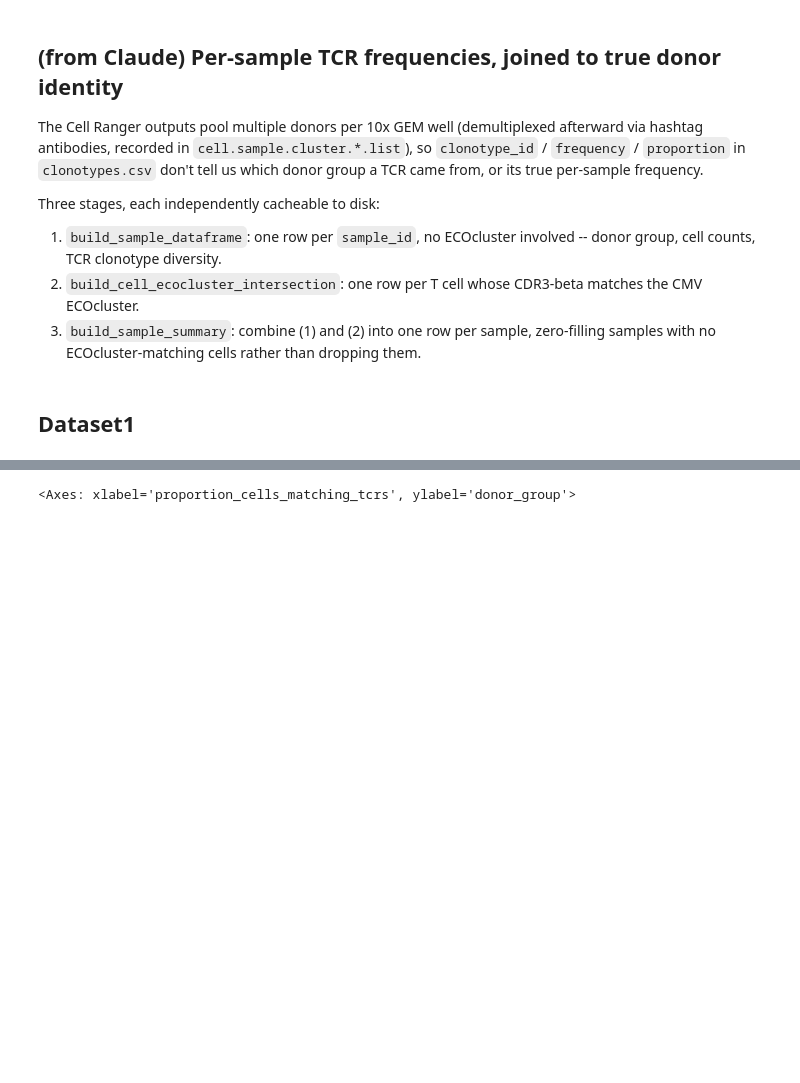
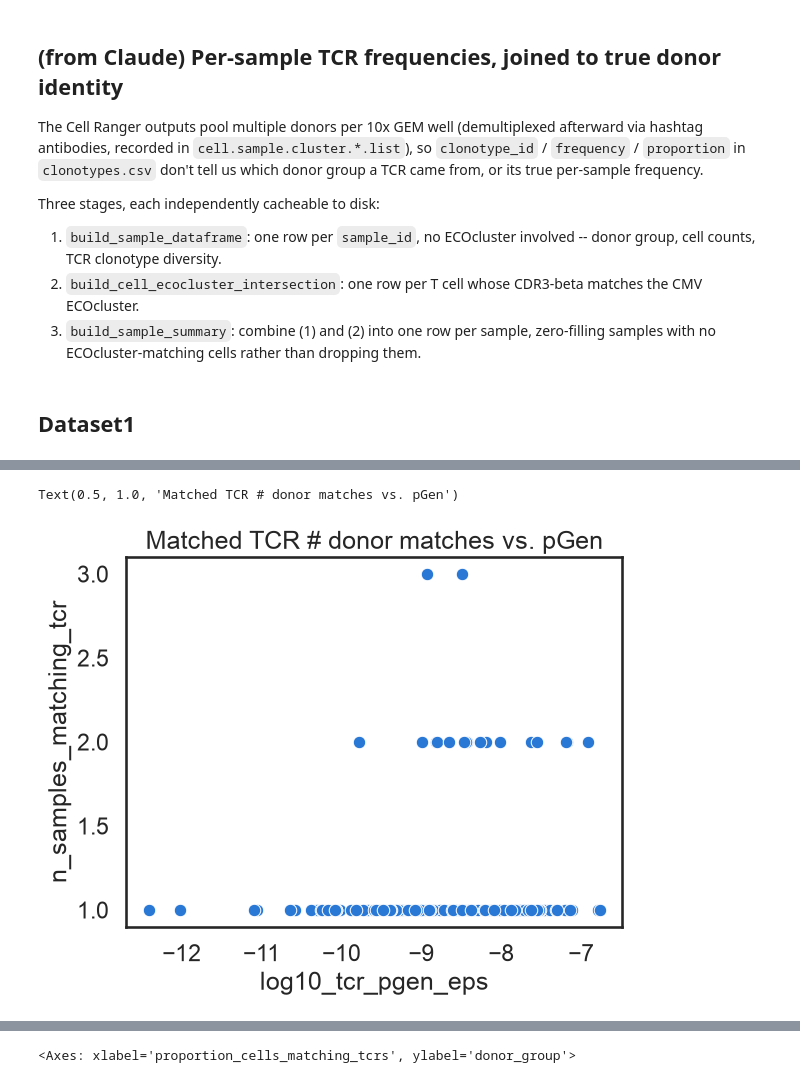
Before and after one commit to dhmay/CMVividly, a Jupyter notebook: notebooks/supercentenarian.ipynb, the cells around one changed output, grey strips where cells are left out. Drawn from its saved outputs; the diff is of its cells as text; code cells hidden in the pictures; blank space fills up the shorter version.

```diff
--- a/notebooks/supercentenarian.ipynb
+++ b/notebooks/supercentenarian.ipynb
@@ -571,3 +582,16 @@ pdf_dataset1_sample_summary
 | Dataset1 | B01 | centenarian | 1562 | 1367 | 855 | 7 | ... |
 | Dataset1 | B02 | centenarian | 1978 | 1781 | 1350 | 17 | ... |
 | (18 more rows not shown) |  |  |  |  |  |  | ... |
+# %%
+pdf_dataset1_cell_intersection_tcr_summary = pdf_dataset1_cell_intersection.groupby("tcr").agg(
+    n_cells_matching_tcr=("barcode", "count"),
+    n_samples_matching_tcr=("sample_id", "nunique"),
+    clone_proportion=("clone_proportion", "mean"),
+    log10_tcr_pgen_eps=("log10_tcr_pgen_eps", "first")
+).reset_index()
+f, ax = plt.subplots()
+sns.scatterplot(x="log10_tcr_pgen_eps", y="n_samples_matching_tcr", data=pdf_dataset1_cell_intersection_tcr_summary)
+ax.set_title("Matched TCR # donor matches vs. pGen")
+# %% [output]
+Text(0.5, 1.0, 'Matched TCR # donor matches vs. pGen')
+[figure, added]
```
Also changed, not shown: parts of 14 cells of this notebook.
